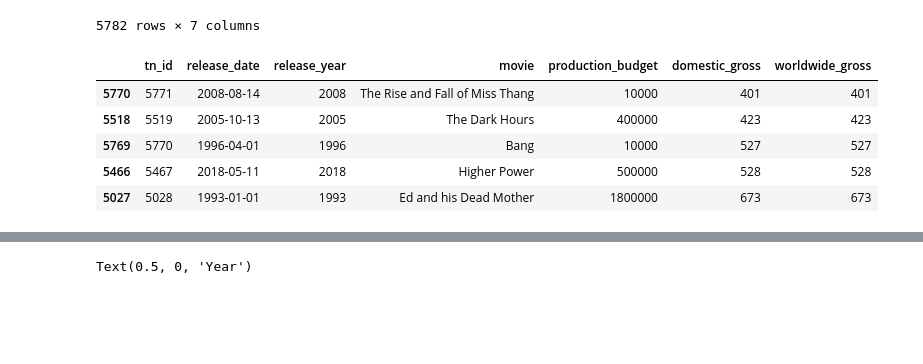
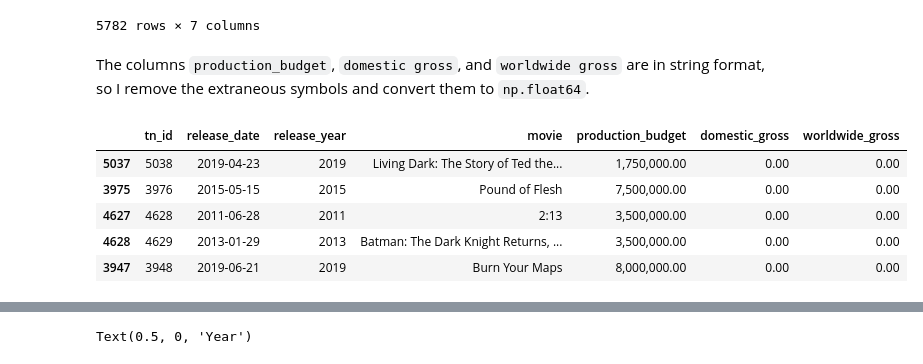
Before and after one commit to ndgigliotti/dsc-phase-1-project, a Jupyter notebook: genres.ipynb, the cells around one changed output, grey strips where cells are left out. Saved outputs shown, nothing was run; the diff lists cells and outputs as text; code cells hidden in the pictures; blank space fills up the shorter version.

```diff
--- a/genres.ipynb
+++ b/genres.ipynb
@@ -42,7 +58,6 @@ import json
 import pandas as pd
 import numpy as np
 import matplotlib.pyplot as plt
-from matplotlib import ticker
 import seaborn as sns
 import utils
 import cleaning
@@ -50,3 +65,4 @@ import plotting
 
 %matplotlib inline
 sns.set(font_scale=1.25)
+pd.options.display.float_format = '{:,.2f}'.format
@@ -53,5 +71,6 @@ sns.set(font_scale=1.25)
 # %%
-tn = pd.read_csv(os.path.join('zippedData', 'tn.movie_budgets.csv.gz'), parse_dates=['release_date'])
+tn = pd.read_csv(os.path.join('zippedData', 'tn.movie_budgets.csv.gz'),
+                 parse_dates=['release_date'])
 
 del tn['id']
 tn.insert(0, 'tn_id', np.arange(tn.shape[0]) + 1)
@@ -71,17 +90,19 @@ tn
 | 5780 | 5781 | 2015-09-29 | 2015 | A Plague So Pleasant | $1,400 | $0 | $0 |
 | 5781 | 5782 | 2005-08-05 | 2005 | My Date With Drew | $1,100 | $181,041 | $181,041 |
 5782 rows × 7 columns
+# %% [markdown]
+The columns `production_budget`, `domestic gross`, and `worldwide gross` are in string format, so I remove the extraneous symbols and convert them to `np.float64`.
 # %%
 money_cols = ['production_budget', 'domestic_gross', 'worldwide_gross']
 tn[money_cols] = (tn.loc[:, money_cols]
                     .apply(cleaning.process_strings)
-                    .apply(lambda x: x.astype('int64')))
-tn = tn.loc[tn.query('(domestic_gross > 0) & (worldwide_gross > 0)').index]
+                    .apply(lambda x: x.astype('float64')))
+# tn = tn.loc[tn.query('(domestic_gross > 0) & (worldwide_gross > 0)').index]
 tn.sort_values('worldwide_gross').head()
 # %% [output]
 |  | tn_id | release_date | release_year | movie | production_budget | domestic_gross | worldwide_gross |
-| 5770 | 5771 | 2008-08-14 | 2008 | The Rise and Fall of Miss Thang | 10000 | 401 | 401 |
-| 5518 | 5519 | 2005-10-13 | 2005 | The Dark Hours | 400000 | 423 | 423 |
-| 5769 | 5770 | 1996-04-01 | 1996 | Bang | 10000 | 527 | 527 |
-| 5466 | 5467 | 2018-05-11 | 2018 | Higher Power | 500000 | 528 | 528 |
-| 5027 | 5028 | 1993-01-01 | 1993 | Ed and his Dead Mother | 1800000 | 673 | 673 |
+| 5037 | 5038 | 2019-04-23 | 2019 | Living Dark: The Story of Ted the... | 1,750,000.00 | 0.00 | 0.00 |
+| 3975 | 3976 | 2015-05-15 | 2015 | Pound of Flesh | 7,500,000.00 | 0.00 | 0.00 |
+| 4627 | 4628 | 2011-06-28 | 2011 | 2:13 | 3,500,000.00 | 0.00 | 0.00 |
+| 4628 | 4629 | 2013-01-29 | 2013 | Batman: The Dark Knight Returns, ... | 3,500,000.00 | 0.00 | 0.00 |
+| 3947 | 3948 | 2019-06-21 | 2019 | Burn Your Maps | 8,000,000.00 | 0.00 | 0.00 |
```
Also changed, not shown: parts of 33 cells of this notebook, 2 other files.
